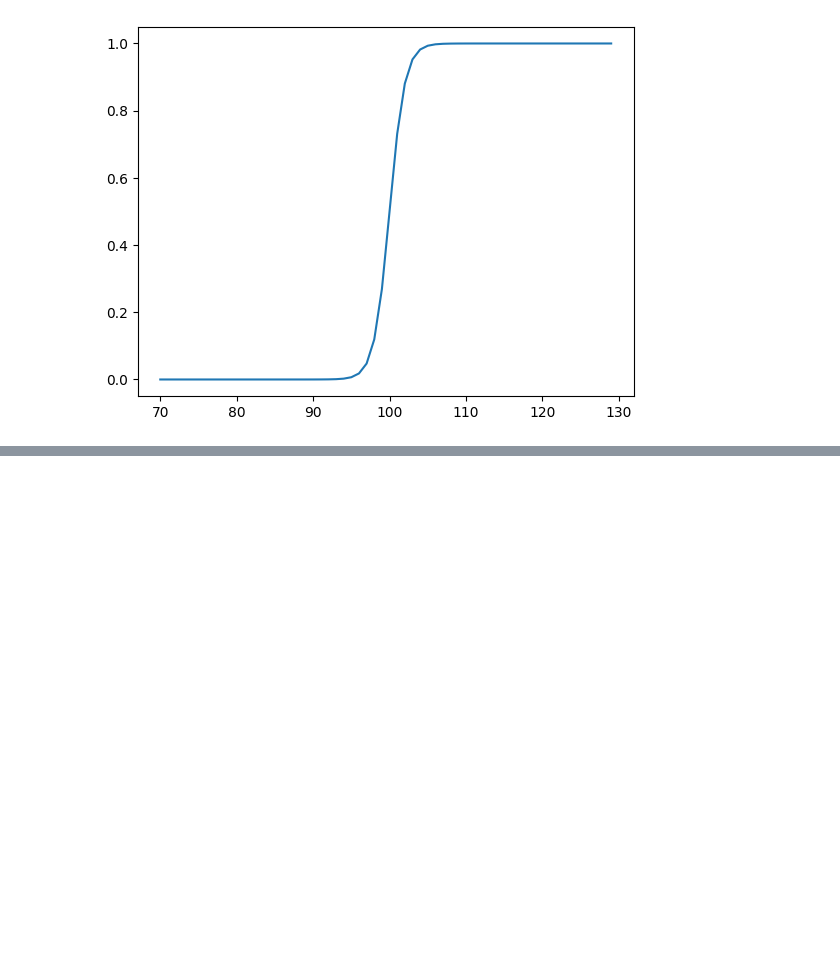
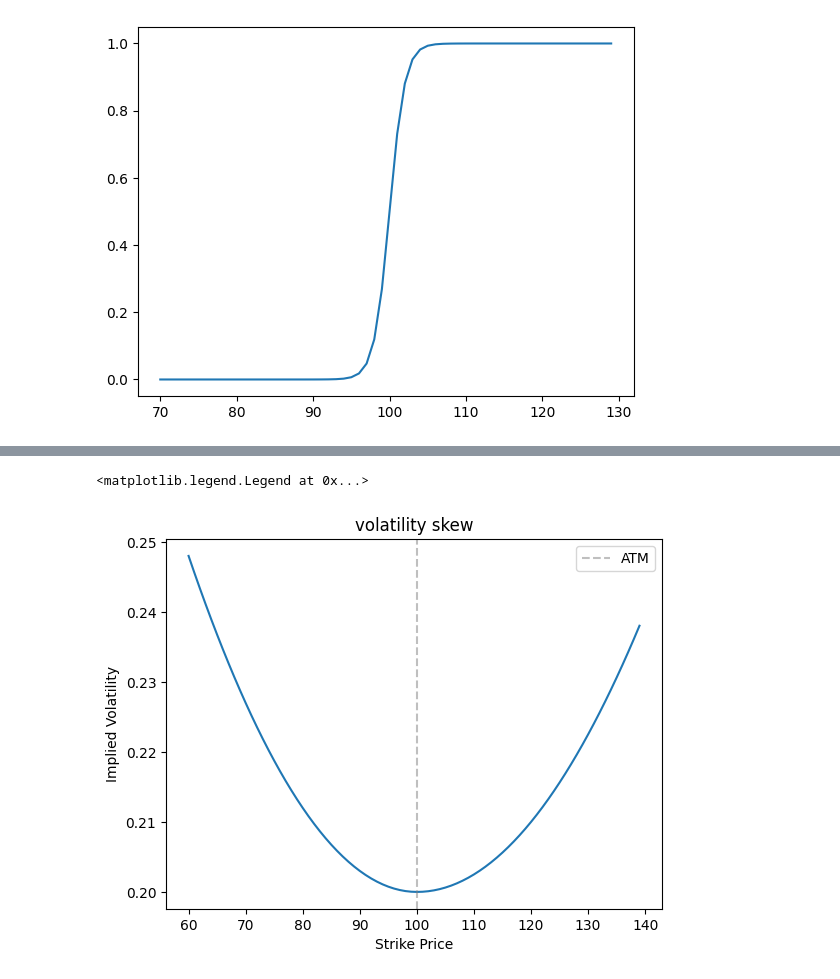
Before and after one commit to varungarg983/quant-trading-research, a Jupyter notebook: Research.ipynb, the cells around one changed output, grey strips where cells are left out. Cells and saved outputs as stored; diff of their text form; code cells hidden in the pictures; blank space fills up the shorter version.

```diff
--- a/Research.ipynb
+++ b/Research.ipynb
@@ -1454,0 +1523,15 @@ print((bulbs>3).sum()/1000000)
+# %%
+import numpy as np
+strike = np.arange(60,140)
+stock = 100
+implied_volatility = np.where(strike>stock, 0.000025 * (strike - stock)**2 + 0.20,0.00003 * (strike - stock)**2 + 0.20)
+# %%
+plt.plot(strike, implied_volatility)
+plt.title('volatility skew')
+plt.xlabel('Strike Price')
+plt.ylabel('Implied Volatility')
+plt.axvline(x=100, linestyle='--', color='grey', alpha=0.5, label='ATM')
+plt.legend()
+# %% [output]
+<matplotlib.legend.Legend at 0x...>
+[figure, added]
```
Also changed, not shown: parts of 7 cells of this notebook, 4 other files.
